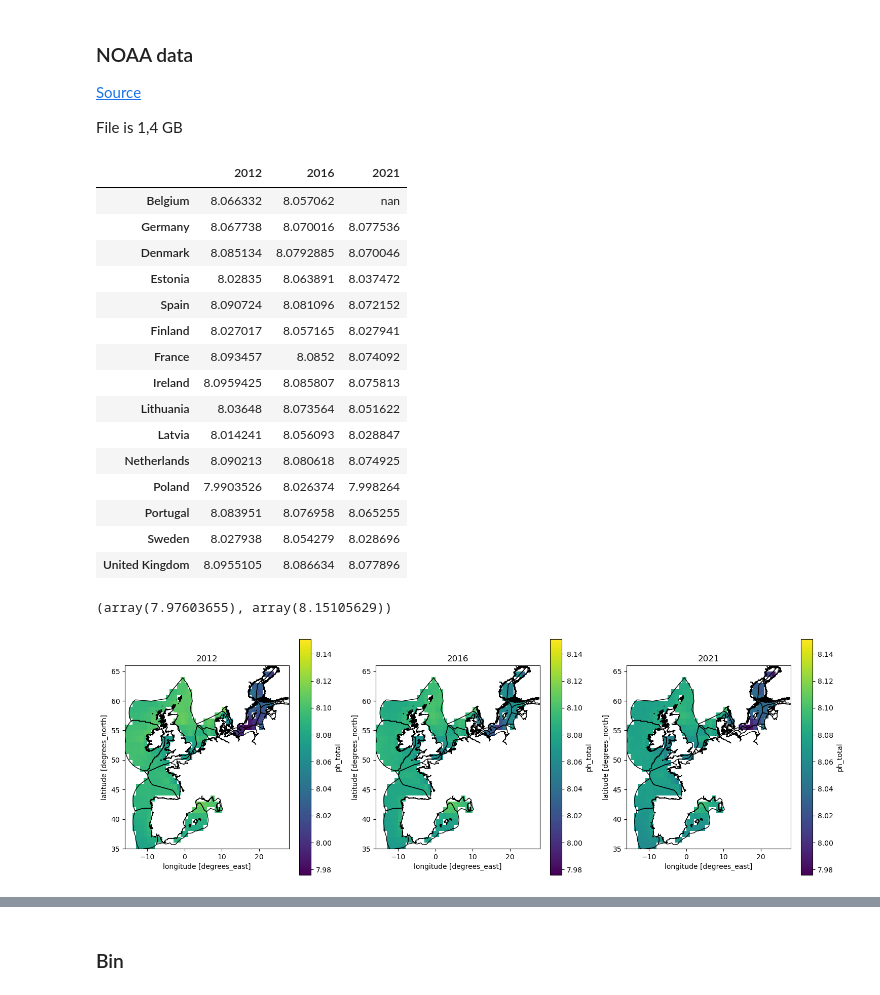
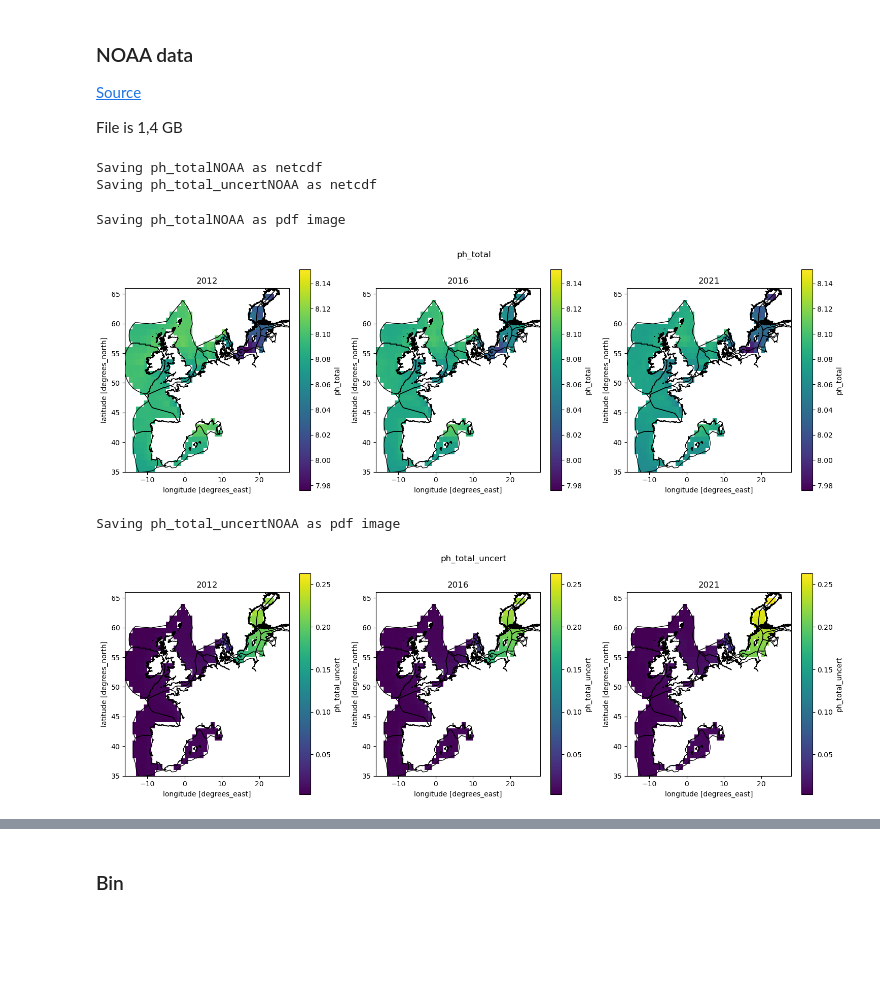
Before and after one commit to isaldiviagonzatti/sdg14, a Jupyter notebook: code/pHCountryLevel.ipynb, the cells around one changed output, grey strips where cells are left out. Saved outputs shown, nothing was run; the diff lists cells and outputs as text; code cells hidden in the pictures; blank space fills up the shorter version.

Commit message:
loaded ICES manual data, added ohi_Hab,finished pH

```diff
--- a/code/pHCountryLevel.ipynb
+++ b/code/pHCountryLevel.ipynb
@@ -331,7 +339,4 @@ United Kingdom  0.009449449  0.009675161    0.01036537
 File is 1,4 GB
 # %%
 noaaPH = xr.open_dataset("../data/OceanSODA_ETHZ-v2023.OCADS.01_1982-2022.nc")
+noaaPH = noaaPH.rename({"lat": "latitude", "lon": "longitude"})
-# %%
-noaaPH = noaaPH.sel(
-    lon=slice(boundsEEZ[0], boundsEEZ[2]), lat=slice(boundsEEZ[1], boundsEEZ[3])
-)
@@ -365,45 +343,25 @@ for k, v in phYear.items():
-# %%
-phData = pd.DataFrame(phCountry)
-phData.to_csv("../data/phDataNOAA.csv")
-phData
-# %% [output]
-|  | 2012 | 2016 | 2021 |
-| Belgium | 8.066332 | 8.057062 | nan |
-| Germany | 8.067738 | 8.070016 | 8.077536 |
-| Denmark | 8.085134 | 8.0792885 | 8.070046 |
-| Estonia | 8.02835 | 8.063891 | 8.037472 |
-| Spain | 8.090724 | 8.081096 | 8.072152 |
-| Finland | 8.027017 | 8.057165 | 8.027941 |
-| France | 8.093457 | 8.0852 | 8.074092 |
-| Ireland | 8.0959425 | 8.085807 | 8.075813 |
-| Lithuania | 8.03648 | 8.073564 | 8.051622 |
-| Latvia | 8.014241 | 8.056093 | 8.028847 |
-| Netherlands | 8.090213 | 8.080618 | 8.074925 |
-| Poland | 7.9903526 | 8.026374 | 7.998264 |
-| Portugal | 8.083951 | 8.076958 | 8.065255 |
-| Sweden | 8.027938 | 8.054279 | 8.028696 |
-| United Kingdom | 8.0955105 | 8.086634 | 8.077896 |
-# %%
-minVal = phYear["2012"].min().values
-maxVal = phYear["2012"].max().values
-for year in years:
-    if phYear[str(year)].min().values < minVal:
-        minVal = phYear[str(year)].min().values
-    if phYear[str(year)].max().values > maxVal:
-        maxVal = phYear[str(year)].max().values
-minVal, maxVal
-# %% [output]
-(array(7.97603655), array(8.15105629))
-# %%
-fig, ax = plt.subplots(1, 3, figsize=(15, 5))
-for i, year in enumerate(years):
-    phYear[str(year)] = phYear[str(year)].rio.clip(
-        eezSDG14.geometry.apply(mapping), eezSDG14.crs
-    )
-    phYear[str(year)].plot(ax=ax[i], cmap="viridis", vmin=minVal, vmax=maxVal)
-    eezSDG14.plot(ax=ax[i], color="none", edgecolor="black")
-    ax[i].set_title(year)
-plt.tight_layout()
-plt.savefig("../output/figs/phNOAA.pdf")
-# %% [output]
-[figure, removed]
+# %%
+variables = ["ph_total", "ph_total_uncert"]
+timerange = ["2012-01-01", "2021-12-31"]
+years = [2012, 2016, 2021]
+source = "NOAA"
+varNOAA = slice_var(
+    ds=noaaPH,
+    variables=variables,
+    timerange=timerange,
+    bounds=boundsEEZ,
+    source=source,
+)
+saveVar(varNOAA,source=source)
+yearVarDict = yearData(varDict=varNOAA, years=years)
+varCountryYear = clipEEZ(years=years, countries=countries, varDict=varNOAA)
+# %% [output]
+Saving ph_totalNOAA as netcdf
+Saving ph_total_uncertNOAA as netcdf
+# %%
+plot(varDict=yearVarDict,years=years)
+# %% [output]
+Saving ph_totalNOAA as pdf image
+[figure, added]
+Saving ph_total_uncertNOAA as pdf image
+[figure, added]
```
Also changed, not shown: parts of 13 cells of this notebook, 17 other files.
